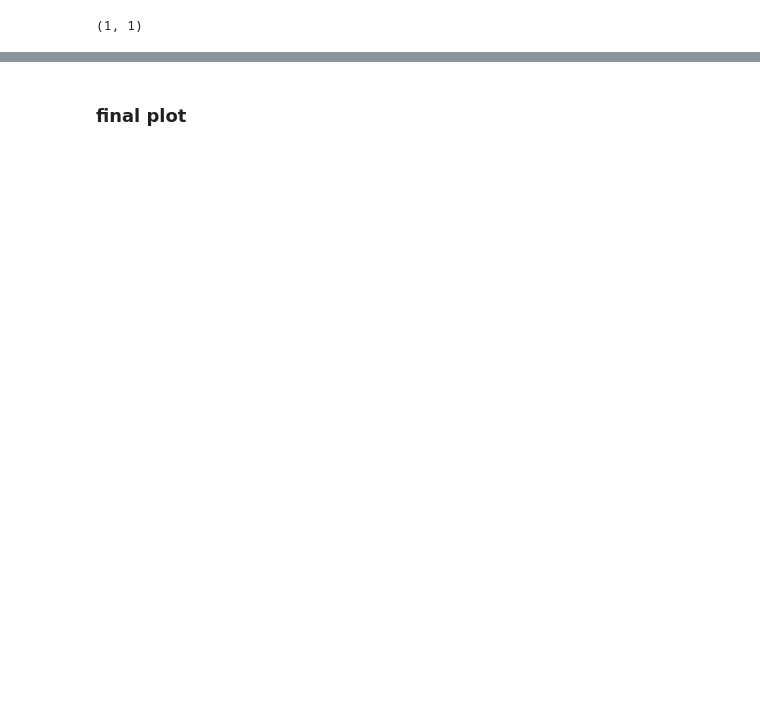
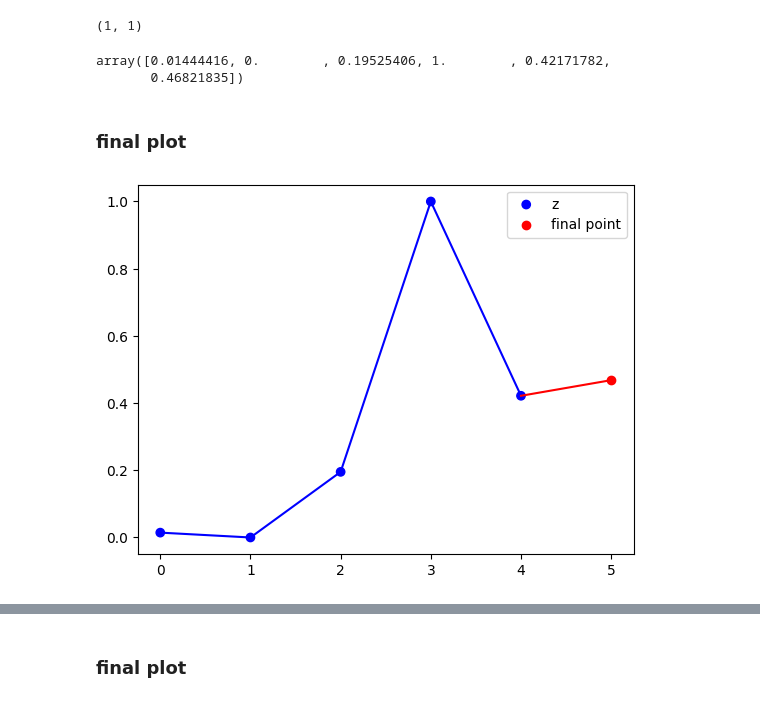
Before and after one commit to mehdisahraeei/ml-project, a Jupyter notebook: 02-projects/Regression/predicting-ethusdt-mr.ipynb, the cells around one changed output, grey strips where cells are left out. Drawn from its saved outputs; the diff is of its cells as text; code cells hidden in the pictures; blank space fills up the shorter version.

```diff
--- a/02-projects/Regression/predicting-ethusdt-mr.ipynb
+++ b/02-projects/Regression/predicting-ethusdt-mr.ipynb
@@ -267,3 +273,29 @@ _new = regr.predict(test_norm)
 _new.shape
 # %% [output]
 (1, 1)
+# %%
+z_norm = np.append(test_norm,_new)
+z_norm
+# %% [output]
+array([0.01444416, 0.        , 0.19525406, 1.        , 0.42171782,
+       0.46821835])
+# %% [markdown]
+### final plot
+# %%
+import matplotlib.pyplot as plt
+import numpy as np
+
+
+xx = np.arange(len(z_norm))
+
+colors = ['b'] * (len(z_norm) - 1) + ['r']
+
+plt.scatter(xx[:-1], z_norm[:-1], c=colors[:-1], label='z')
+plt.scatter(xx[-1], z_norm[-1], c=colors[-1], label='final point', marker='o', edgecolors='r')
+
+plt.plot(xx[:-1], z_norm[:-1], linestyle='-', color='b')
+plt.plot(xx[-2:], z_norm[-2:], linestyle='-', color='r')
+plt.legend()
+plt.show()
+# %% [output]
+[figure, added]
```
Also changed, not shown: parts of 21 cells of this notebook.
